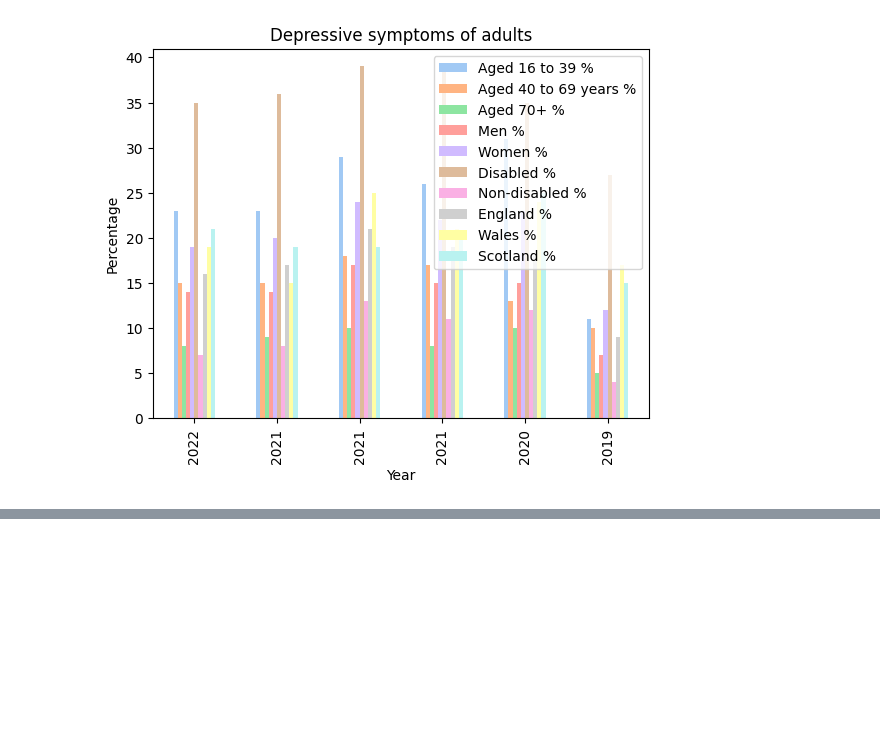
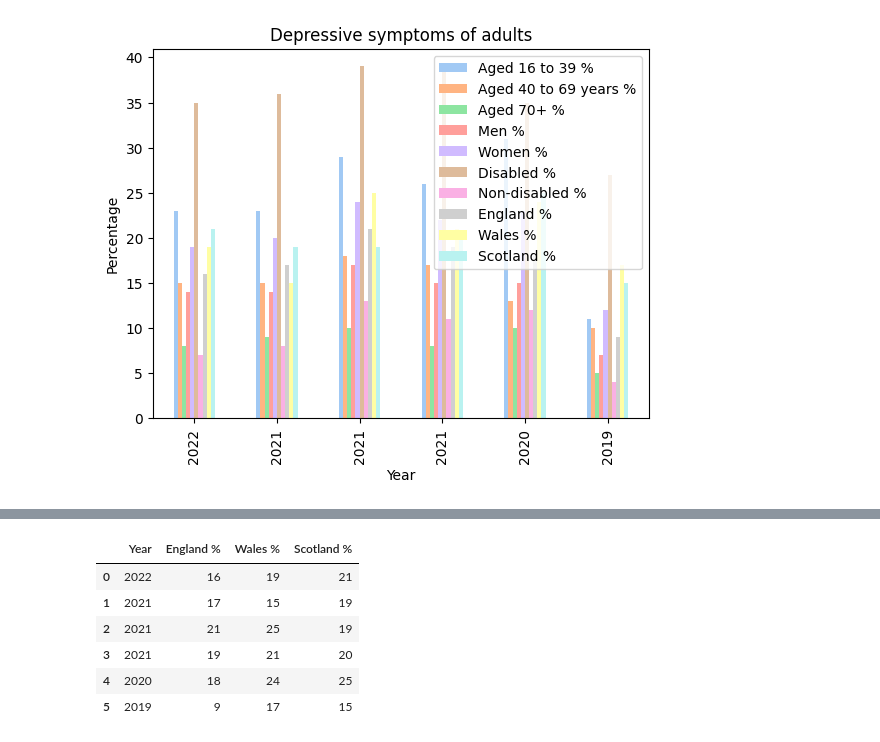
Before and after one commit to NabilahYK/PROGRAMMING-EXAM2, a Jupyter notebook: ProgrammingExam2.ipynb, the cells around one changed output, grey strips where cells are left out. Saved outputs shown, nothing was run; the diff lists cells and outputs as text; code cells hidden in the pictures; blank space fills up the shorter version.

```diff
--- a/ProgrammingExam2.ipynb
+++ b/ProgrammingExam2.ipynb
@@ -556,0 +574,3 @@ df12.plot.bar()
+# %%
+GB = df13.iloc[:, -3:]
+GB
@@ -556,0 +586,12 @@ df12.plot.bar()
+# %%
+GB2 = GB.reset_index()
+# %%
+GB2
+# %% [output]
+|  | Year | England % | Wales % | Scotland % |
+| 0 | 2022 | 16 | 19 | 21 |
+| 1 | 2021 | 17 | 15 | 19 |
+| 2 | 2021 | 21 | 25 | 19 |
+| 3 | 2021 | 19 | 21 | 20 |
+| 4 | 2020 | 18 | 24 | 25 |
+| 5 | 2019 | 9 | 17 | 15 |
```
Also changed, not shown: parts of 13 cells of this notebook.
